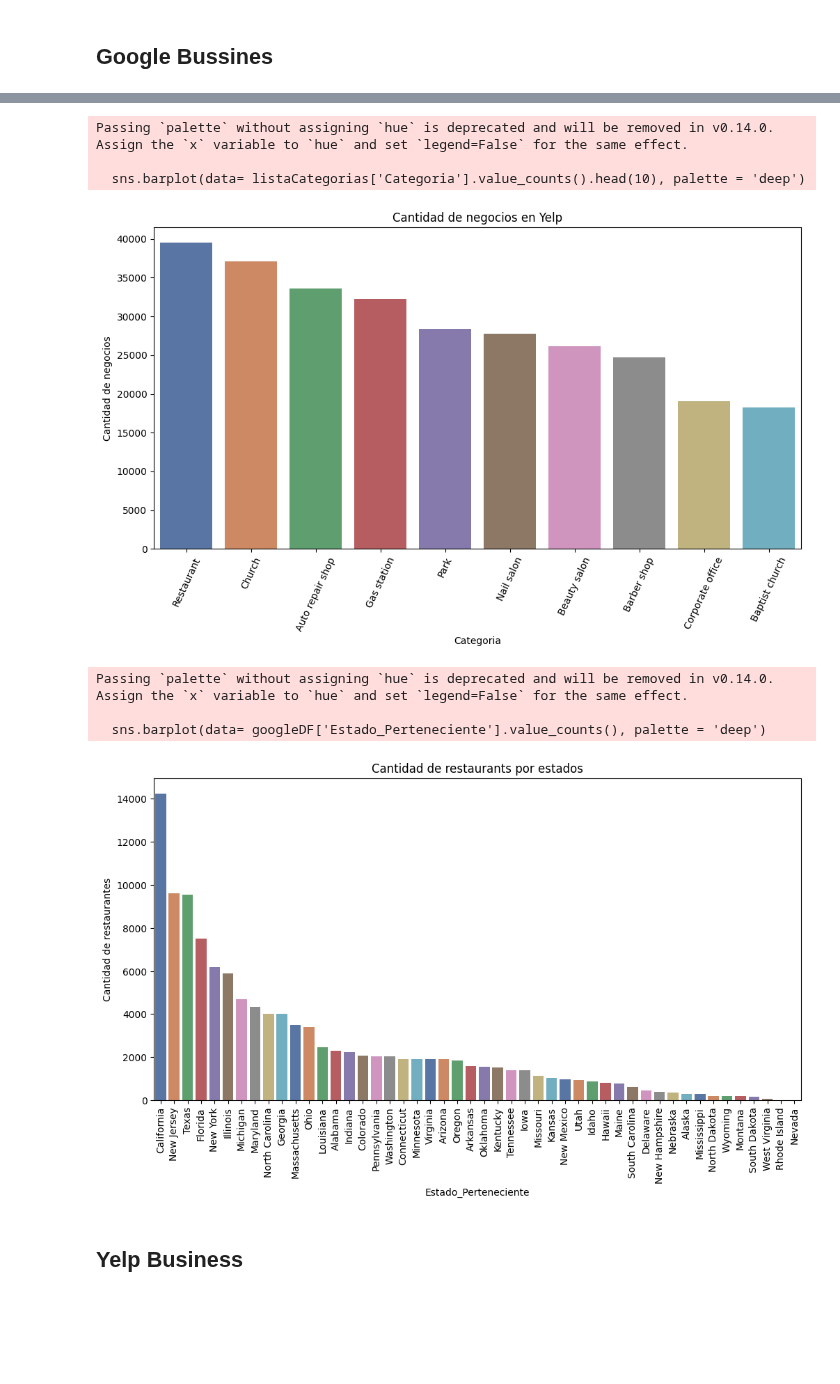
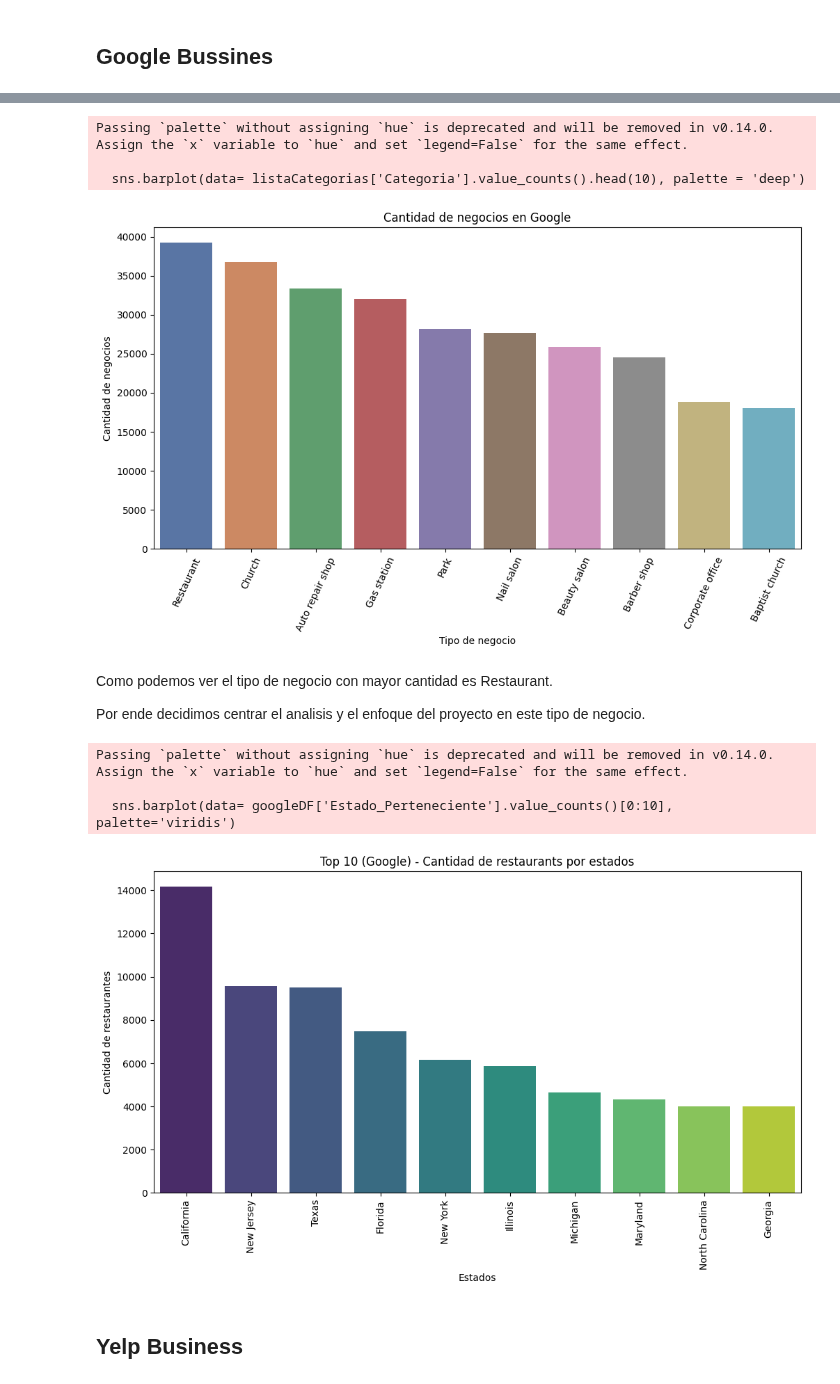
Before and after one commit to Paniceres/GP_Henry, a Jupyter notebook: EDA.ipynb, the cells around one changed output, grey strips where cells are left out. Drawn from its saved outputs; the diff is of its cells as text; code cells hidden in the pictures; blank space fills up the shorter version.

```diff
--- a/EDA.ipynb
+++ b/EDA.ipynb
@@ -5,6 +7,6 @@ import matplotlib.pyplot as plt
 # %% [markdown]
 ## Google Bussines
 # %%
-googleDF = pd.read_csv('Datasets optimizados/Google/all_in_one_limpio.csv.gz', compression='gzip')
-googleDF
+googleDF = pd.read_csv('Datasets optimizados/Google/all_in_one_limpio_con_nombres.csv.gz', compression='gzip')
+googleDF.head()
 # %% [output]
@@ -66,27 +64,33 @@ plt.figure(figsize=(12,6))
 sns.barplot(data= listaCategorias['Categoria'].value_counts().head(10), palette = 'deep')
 plt.xticks(rotation= 65)
 plt.ylabel('Cantidad de negocios')
-plt.title('Cantidad de negocios en Yelp')
+plt.title('Cantidad de negocios en Google')
+plt.xlabel('Tipo de negocio')
 plt.show()
 # %% [output]
 Passing `palette` without assigning `hue` is deprecated and will be removed in v0.14.0. Assign the `x` variable to `hue` and set `legend=False` for the same effect.
 
   sns.barplot(data= listaCategorias['Categoria'].value_counts().head(10), palette = 'deep')
-[figure, old version]
+[figure, new version]
+# %% [markdown]
+Como podemos ver el tipo de negocio con mayor cantidad es Restaurant.
+
+Por ende decidimos centrar el analisis y el enfoque del proyecto en este tipo de negocio.
 # %%
 googleDF = googleDF[googleDF['category'].str.contains('Restaurant')]
 # %%
 plt.figure(figsize=(12,6))
-sns.barplot(data= googleDF['Estado_Perteneciente'].value_counts(), palette = 'deep')
+sns.barplot(data= googleDF['Estado_Perteneciente'].value_counts()[0:10], palette='viridis')
 plt.xticks(rotation= 90)
 plt.ylabel('Cantidad de restaurantes')
-plt.title('Cantidad de restaurants por estados')
+plt.title('Top 10 (Google) - Cantidad de restaurants por estados')
+plt.xlabel('Estados')
 plt.show()
 # %% [output]
 Passing `palette` without assigning `hue` is deprecated and will be removed in v0.14.0. Assign the `x` variable to `hue` and set `legend=False` for the same effect.
 
-  sns.barplot(data= googleDF['Estado_Perteneciente'].value_counts(), palette = 'deep')
+  sns.barplot(data= googleDF['Estado_Perteneciente'].value_counts()[0:10], palette='viridis')
-[figure, old version]
+[figure, new version]
 # %% [markdown]
 ## Yelp Business
 # %%
```
Also changed, not shown: parts of 25 cells of this notebook.
